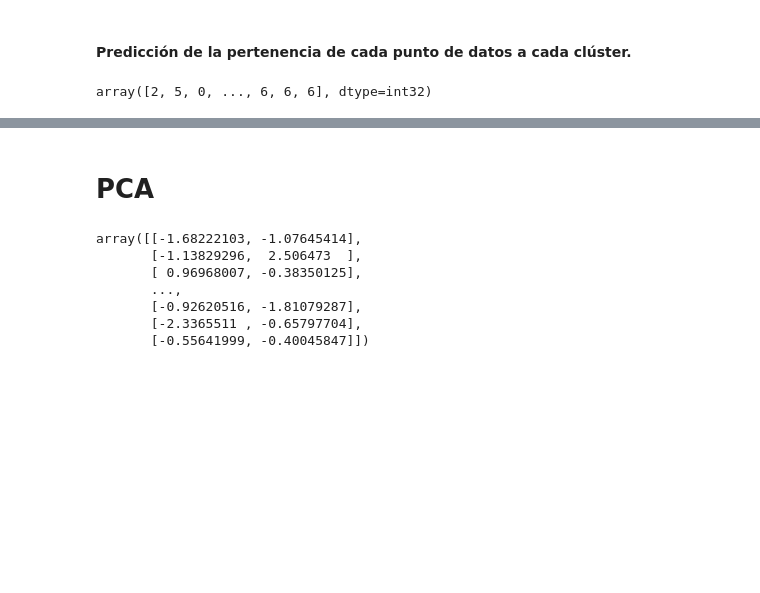
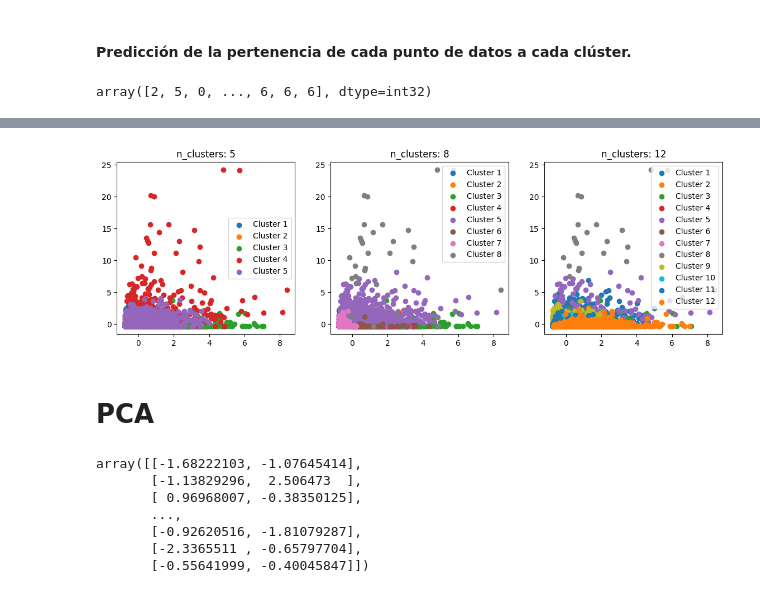
Before and after one commit to dtoralg/TheValley_MDS, a Jupyter notebook: notebooks/E1_Bank_Customer_Segmentation.ipynb, the cells around one changed output, grey strips where cells are left out. Cells and saved outputs as stored; diff of their text form; code cells hidden in the pictures; blank space fills up the shorter version.

```diff
--- a/notebooks/E1_Bank_Customer_Segmentation.ipynb
+++ b/notebooks/E1_Bank_Customer_Segmentation.ipynb
@@ -393,6 +393,27 @@ creditcard_df_cluster.head(10)
 | 7 | 5 | 1823.652743 | 1.000000 | 436.20 | 0.00 | 436.20 | 0.000000 | ... |
 | 8 | 1 | 1014.926473 | 1.000000 | 861.49 | 661.49 | 200.00 | 0.000000 | ... |
 | 9 | 7 | 152.225975 | 0.545455 | 1281.60 | 1281.60 | 0.00 | 0.000000 | ... |
+# %%
+# Comparamos cómo afecta k a la distribución de forma gráfica
+
+n_clusters = [5, 8, 12]
+
+fig, axes = plt.subplots(1, len(n_clusters), figsize=(14, 4))
+
+for n, ax in zip(n_clusters, axes):
+  # Repetimos el entrenamiento para cada valor de n_clusters
+  kmeans = KMeans(n_clusters=n, random_state= 42, n_init = 'auto', init='k-means++',)
+  kmeans.fit(creditcard_df_scaled)
+  prediction = kmeans.predict(creditcard_df_scaled)
+  ax.set_title(f"n_clusters: {n}")
+
+  for i in range(n):
+    credicard_df_i = creditcard_df_scaled[prediction == i]
+    ax.scatter(credicard_df_i[:,0], credicard_df_i[:,3], label = f"Cluster {i+1}")
+
+  ax.legend()
+# %% [output]
+[figure, added]
 # %% [markdown]
 # PCA
 # %%
```
Also changed, not shown: parts of 1 cell of this notebook.
